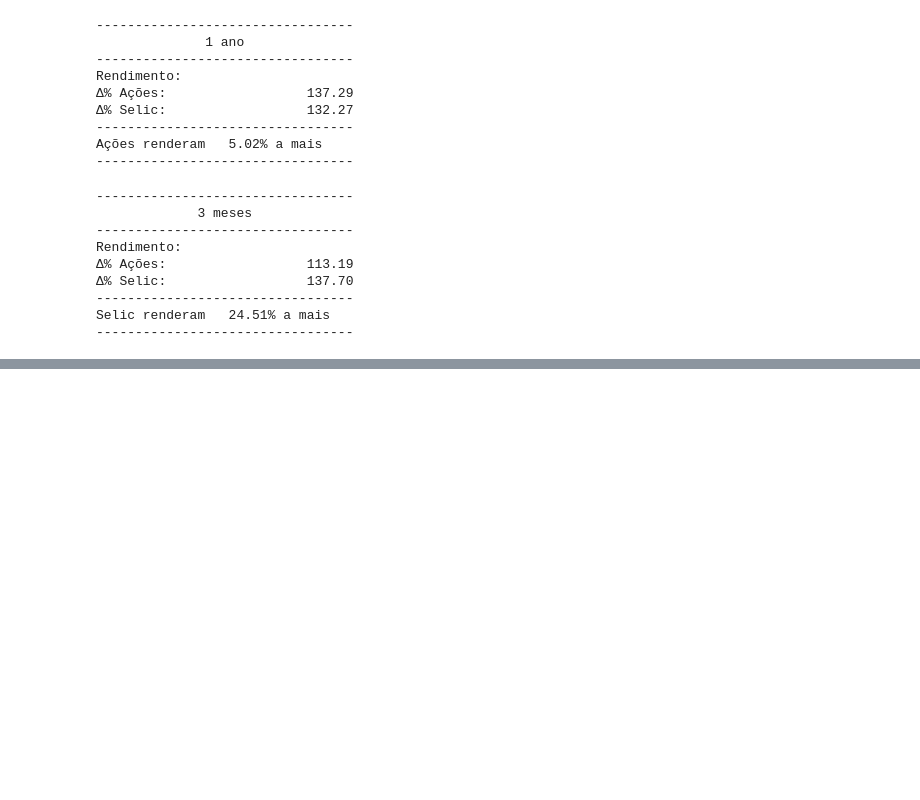
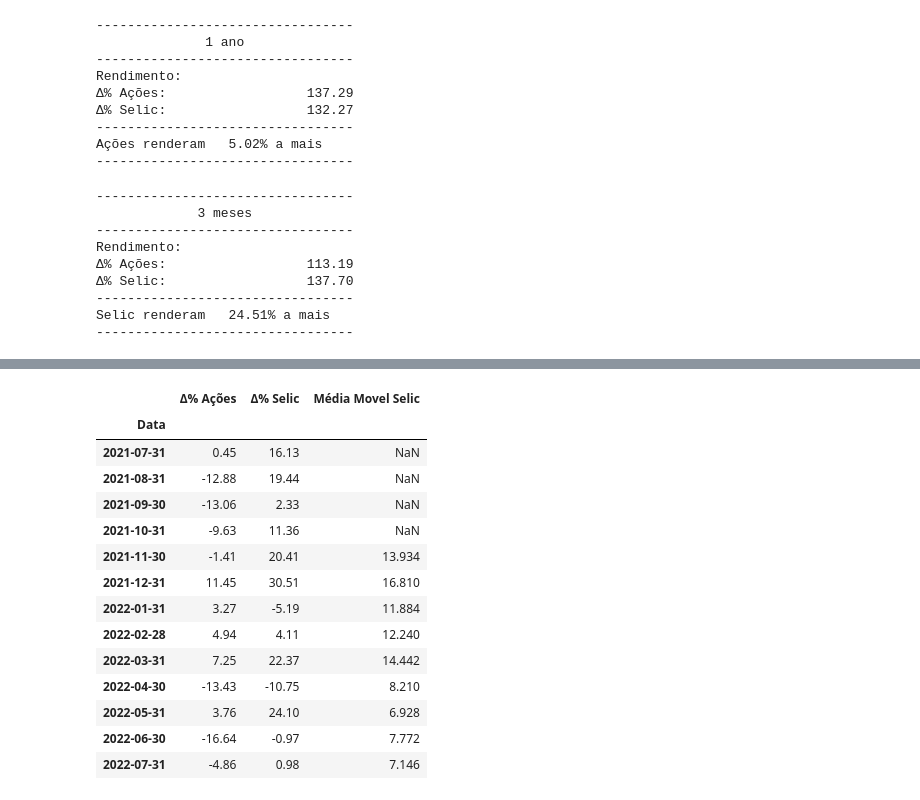
Before and after one commit to kauebr/Insights, a Jupyter notebook: Setor Siderúrgico Nacional/2 Entrega - Cliclo 2/Passo 06 - Análise exploratória/Jupyter Notebooks/Analise exploratória.ipynb, the cells around one changed output, grey strips where cells are left out. Drawn from its saved outputs; the diff is of its cells as text; code cells hidden in the pictures; blank space fills up the shorter version.

Commit message:
media movel

```diff
--- a/Setor Siderúrgico Nacional/2 Entrega - Cliclo 2/Passo 06 - Análise exploratória/Jupyter Notebooks/Analise exploratória.ipynb
+++ b/Setor Siderúrgico Nacional/2 Entrega - Cliclo 2/Passo 06 - Análise exploratória/Jupyter Notebooks/Analise exploratória.ipynb
@@ -550,0 +535,26 @@ Selic renderam   24.51% a mais
+# %%
+# Criando um sub dataframe
+data_atual = '2022-07-29'
+data_inicial = '2021-07-29'
+df_filtrado = df_var[(df_var.index >= data_inicial) & (df_var.index <= data_atual)]
+df_analise = (df_filtrado.reset_index().groupby(pd.Grouper(key='Data', freq='M')).sum()).copy()
+# %%
+ df_analise['Média Movel Selic'] = df_analise['Δ% Selic'].rolling(5).mean()
+# %%
+df_analise
+# %% [output]
+|  | Δ% Ações | Δ% Selic | Média Movel Selic |
+| Data |  |  |  |
+| 2021-07-31 | 0.45 | 16.13 | NaN |
+| 2021-08-31 | -12.88 | 19.44 | NaN |
+| 2021-09-30 | -13.06 | 2.33 | NaN |
+| 2021-10-31 | -9.63 | 11.36 | NaN |
+| 2021-11-30 | -1.41 | 20.41 | 13.934 |
+| 2021-12-31 | 11.45 | 30.51 | 16.810 |
+| 2022-01-31 | 3.27 | -5.19 | 11.884 |
+| 2022-02-28 | 4.94 | 4.11 | 12.240 |
+| 2022-03-31 | 7.25 | 22.37 | 14.442 |
+| 2022-04-30 | -13.43 | -10.75 | 8.210 |
+| 2022-05-31 | 3.76 | 24.10 | 6.928 |
+| 2022-06-30 | -16.64 | -0.97 | 7.772 |
+| 2022-07-31 | -4.86 | 0.98 | 7.146 |
```
Also changed, not shown: parts of 5 cells of this notebook.
